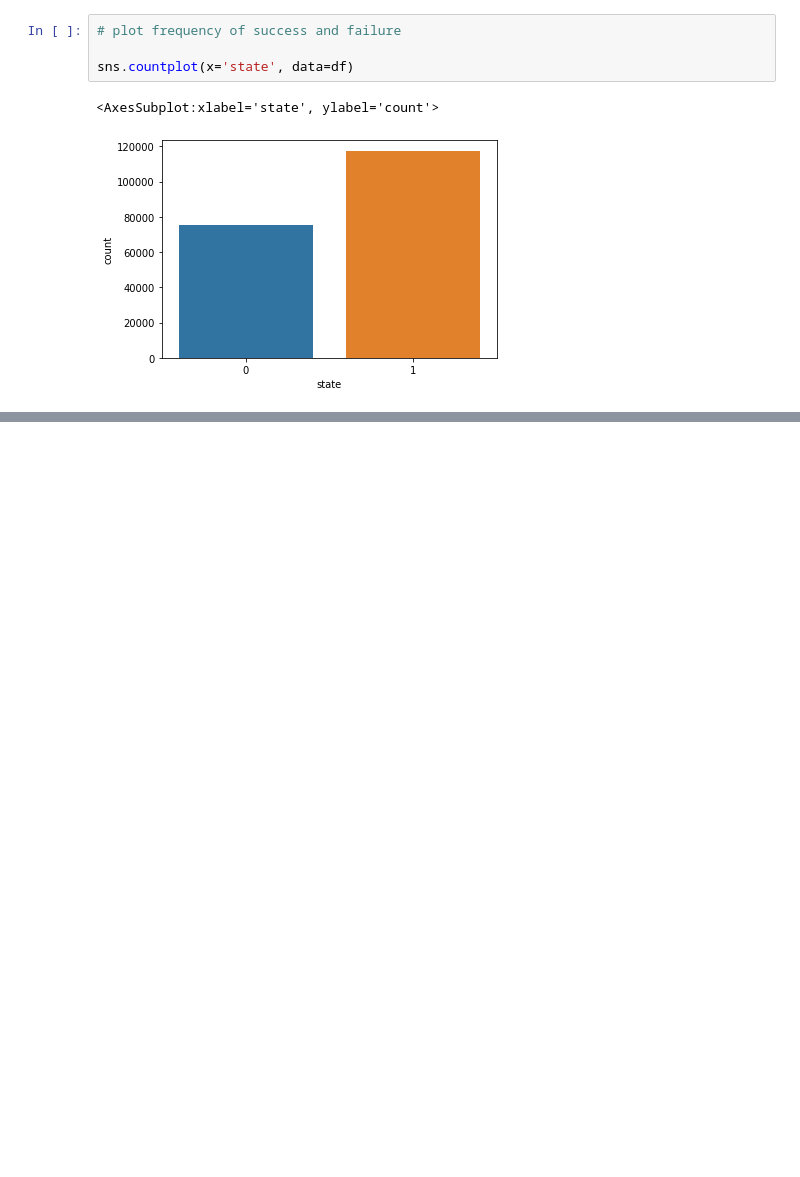
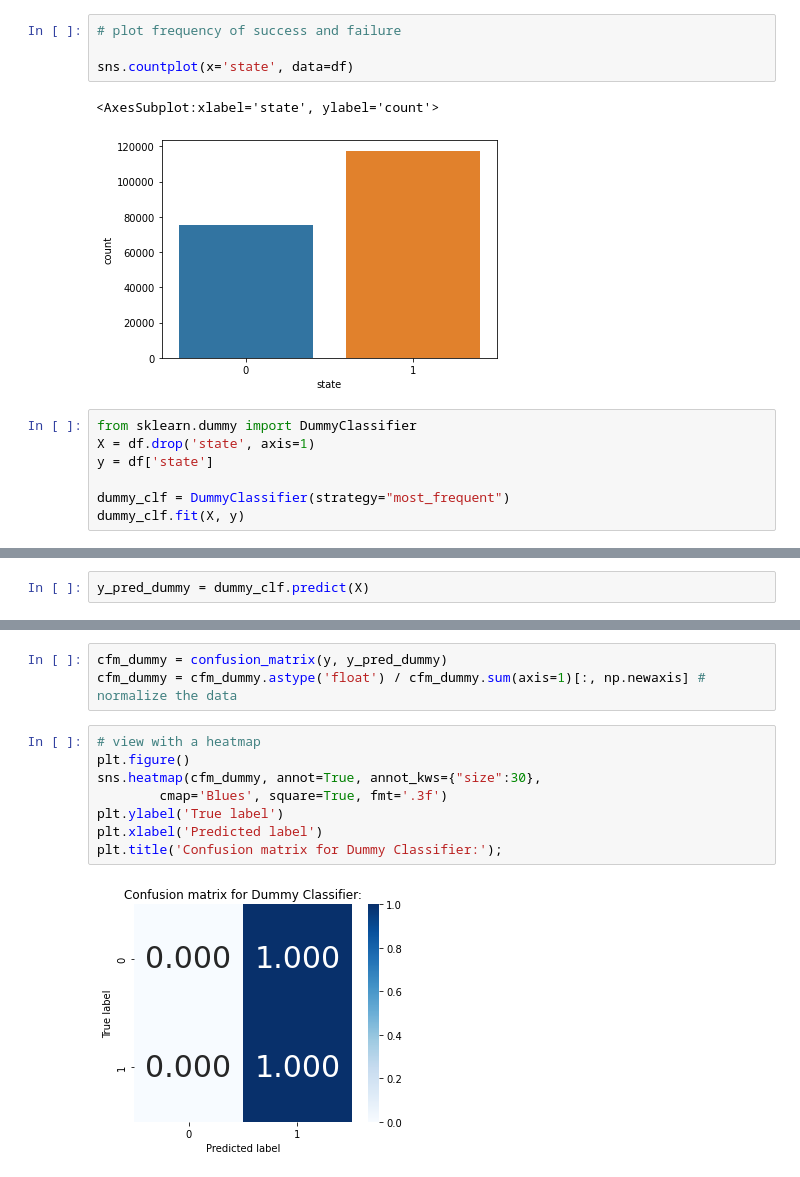
Before and after one commit to laurantirkh/kickstarter-ml, a Jupyter notebook: EDA1.ipynb, the cells around one changed output, grey strips where cells are left out. Drawn from its saved outputs; the diff is of its cells as text; blank space fills up the shorter version.

Commit message:
dummy classifier

```diff
--- a/EDA1.ipynb
+++ b/EDA1.ipynb
@@ -317,3 +355,10 @@ sns.countplot(x='state', data=df)
 # %% [output]
 <AxesSubplot:xlabel='state', ylabel='count'>
 [figure]
+# %%
+from sklearn.dummy import DummyClassifier
+X = df.drop('state', axis=1)
+y = df['state']
+
+dummy_clf = DummyClassifier(strategy="most_frequent")
+dummy_clf.fit(X, y)
@@ -319,0 +367,2 @@ sns.countplot(x='state', data=df)
+# %%
+y_pred_dummy = dummy_clf.predict(X)
@@ -319,0 +384,13 @@ sns.countplot(x='state', data=df)
+# %%
+cfm_dummy = confusion_matrix(y, y_pred_dummy)
+cfm_dummy = cfm_dummy.astype('float') / cfm_dummy.sum(axis=1)[:, np.newaxis] # normalize the data
+# %%
+# view with a heatmap
+plt.figure()
+sns.heatmap(cfm_dummy, annot=True, annot_kws={"size":30},
+        cmap='Blues', square=True, fmt='.3f')
+plt.ylabel('True label')
+plt.xlabel('Predicted label')
+plt.title('Confusion matrix for Dummy Classifier:');
+# %% [output]
+[figure, added]
```
Also changed, not shown: parts of 8 cells of this notebook.
